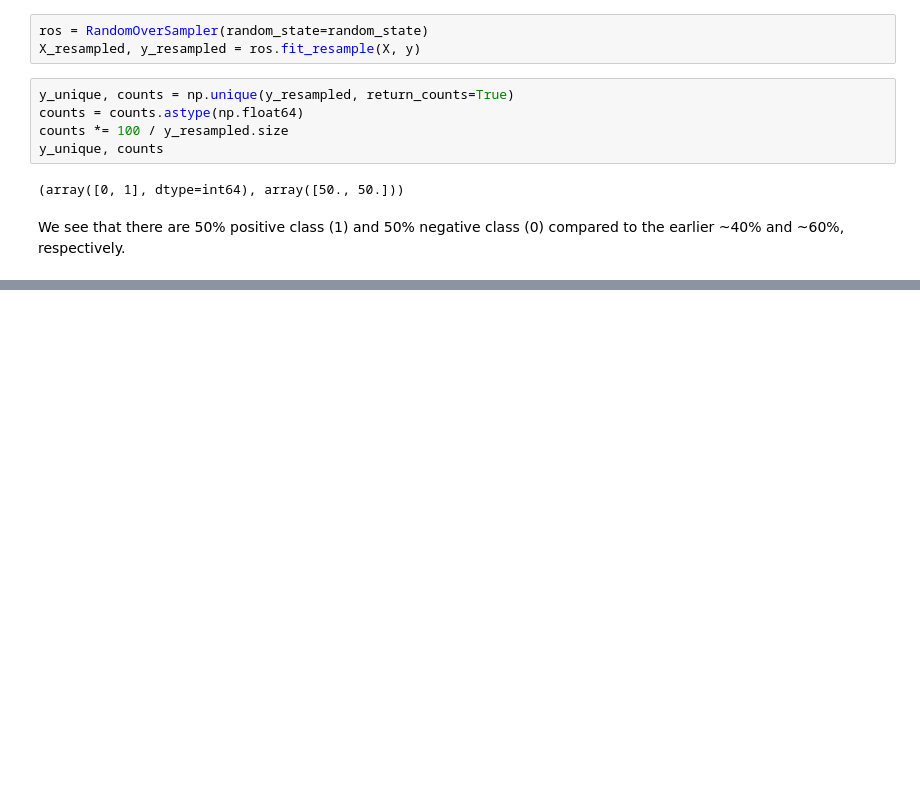
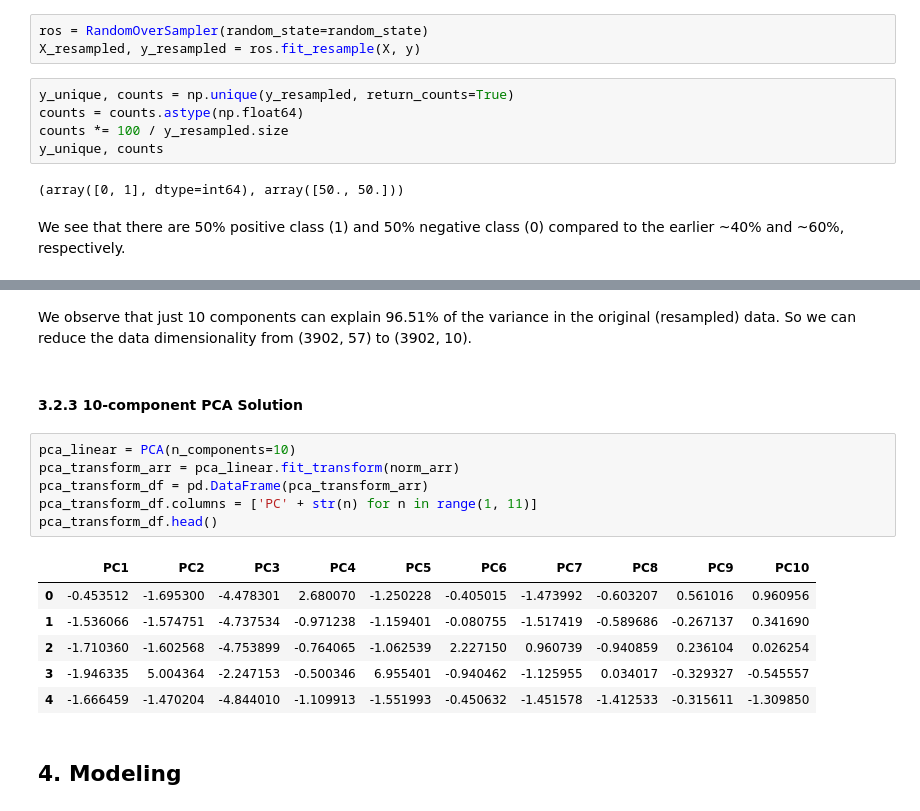
Before and after one commit to montimaj/IST_5520_Challenge, a Jupyter notebook: spam_classifier_model_tuning.ipynb, the cells around one changed output, grey strips where cells are left out. Drawn from its saved outputs; the diff is of its cells as text; blank space fills up the shorter version.

```diff
--- a/spam_classifier_model_tuning.ipynb
+++ b/spam_classifier_model_tuning.ipynb
@@ -90,0 +165,19 @@ We see that there are 50% positive class (1) and 50% negative class (0) compared
+# %% [markdown]
+We observe that just 10 components can explain 96.51% of the variance in the original (resampled) data. So we can reduce the data dimensionality from (3902, 57) to (3902, 10).
+# %% [markdown]
+#### 3.2.3 10-component PCA Solution
+# %%
+pca_linear = PCA(n_components=10)
+pca_transform_arr = pca_linear.fit_transform(norm_arr)
+pca_transform_df = pd.DataFrame(pca_transform_arr)
+pca_transform_df.columns = ['PC' + str(n) for n in range(1, 11)]
+pca_transform_df.head()
+# %% [output]
+|  | PC1 | PC2 | PC3 | PC4 | PC5 | PC6 | PC7 | PC8 | PC9 | PC10 |
+| 0 | -0.453512 | -1.695300 | -4.478301 | 2.680070 | -1.250228 | -0.405015 | -1.473992 | -0.603207 | 0.561016 | 0.960956 |
+| 1 | -1.536066 | -1.574751 | -4.737534 | -0.971238 | -1.159401 | -0.080755 | -1.517419 | -0.589686 | -0.267137 | 0.341690 |
+| 2 | -1.710360 | -1.602568 | -4.753899 | -0.764065 | -1.062539 | 2.227150 | 0.960739 | -0.940859 | 0.236104 | 0.026254 |
+| 3 | -1.946335 | 5.004364 | -2.247153 | -0.500346 | 6.955401 | -0.940462 | -1.125955 | 0.034017 | -0.329327 | -0.545557 |
+| 4 | -1.666459 | -1.470204 | -4.844010 | -1.109913 | -1.551993 | -0.450632 | -1.451578 | -1.412533 | -0.315611 | -1.309850 |
+# %% [markdown]
+## 4. Modeling
```
Also changed, not shown: parts of 15 cells of this notebook.
